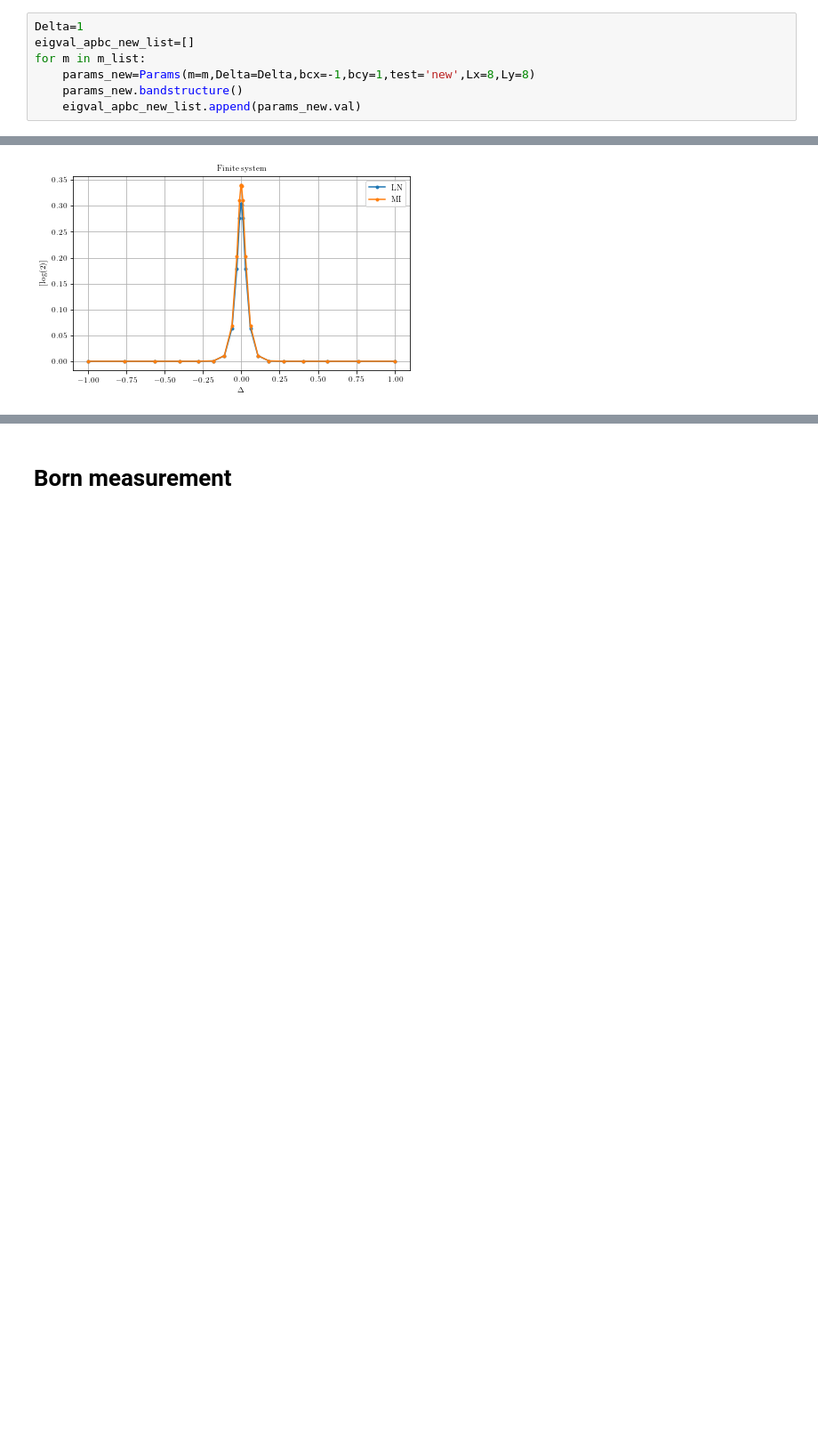
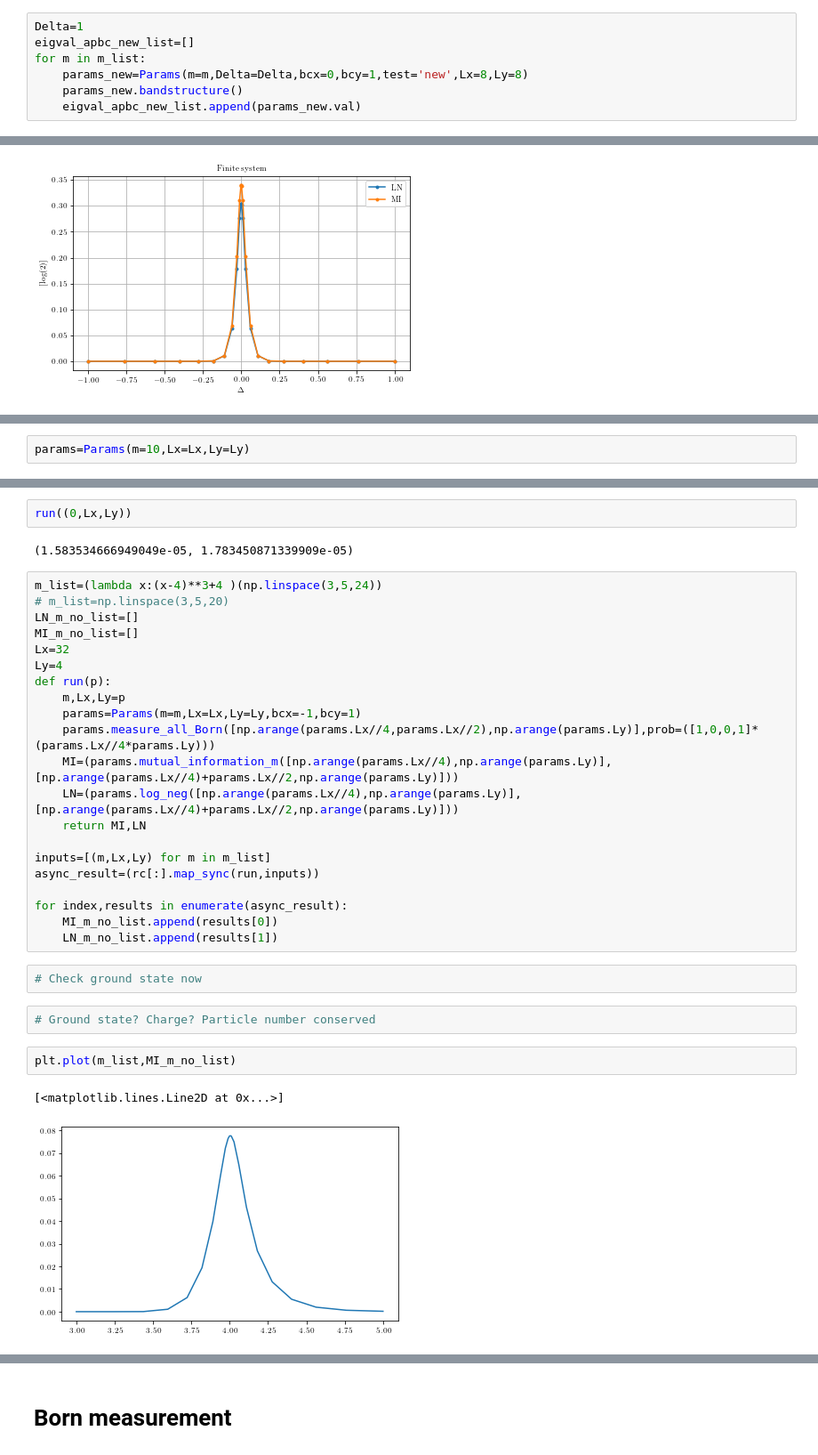
Before and after one commit to hainingpan/SPT, a Jupyter notebook: test_pi_flux.ipynb, the cells around one changed output, grey strips where cells are left out. Shown at 89% size. Cells and saved outputs as stored; diff of their text form; blank space fills up the shorter version.

```diff
--- a/test_pi_flux.ipynb
+++ b/test_pi_flux.ipynb
@@ -506,7 +514,7 @@ for m in m_list:
 Delta=1
 eigval_apbc_new_list=[]
 for m in m_list:
-    params_new=Params(m=m,Delta=Delta,bcx=-1,bcy=1,test='new',Lx=8,Ly=8)
+    params_new=Params(m=m,Delta=Delta,bcx=0,bcy=1,test='new',Lx=8,Ly=8)
     params_new.bandstructure()
     eigval_apbc_new_list.append(params_new.val)
 # %%
@@ -647,0 +681,2 @@ fig.savefig('/mnt/d/kitp/Rp_SPT/10/LN_CI_no_Delta_Lx{:d}_Ly{:d}.pdf'.format(Lx,L
+# %%
+params=Params(m=10,Lx=Lx,Ly=Ly)
@@ -647,0 +705,34 @@ fig.savefig('/mnt/d/kitp/Rp_SPT/10/LN_CI_no_Delta_Lx{:d}_Ly{:d}.pdf'.format(Lx,L
+# %%
+run((0,Lx,Ly))
+# %% [output]
+(1.583534666949049e-05, 1.783450871339909e-05)
+# %%
+m_list=(lambda x:(x-4)**3+4 )(np.linspace(3,5,24))
+# m_list=np.linspace(3,5,20)
+LN_m_no_list=[]
+MI_m_no_list=[]
+Lx=32
+Ly=4
+def run(p):
+    m,Lx,Ly=p
+    params=Params(m=m,Lx=Lx,Ly=Ly,bcx=-1,bcy=1)
+    params.measure_all_Born([np.arange(params.Lx//4,params.Lx//2),np.arange(params.Ly)],prob=([1,0,0,1]*(params.Lx//4*params.Ly)))
+    MI=(params.mutual_information_m([np.arange(params.Lx//4),np.arange(params.Ly)],[np.arange(params.Lx//4)+params.Lx//2,np.arange(params.Ly)]))
+    LN=(params.log_neg([np.arange(params.Lx//4),np.arange(params.Ly)],[np.arange(params.Lx//4)+params.Lx//2,np.arange(params.Ly)]))
+    return MI,LN
+
+inputs=[(m,Lx,Ly) for m in m_list]
+async_result=(rc[:].map_sync(run,inputs))
+
+for index,results in enumerate(async_result):
+    MI_m_no_list.append(results[0])
+    LN_m_no_list.append(results[1])
+# %%
+# Check ground state now
+# %%
+# Ground state? Charge? Particle number conserved
+# %%
+plt.plot(m_list,MI_m_no_list)
+# %% [output]
+[<matplotlib.lines.Line2D at 0x...>]
+[figure, added]
```
Also changed, not shown: parts of 17 cells of this notebook, 4 other files.
